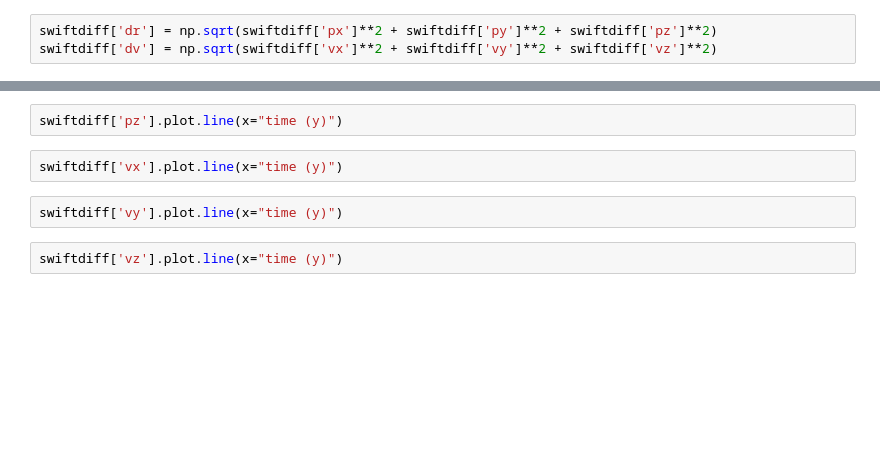
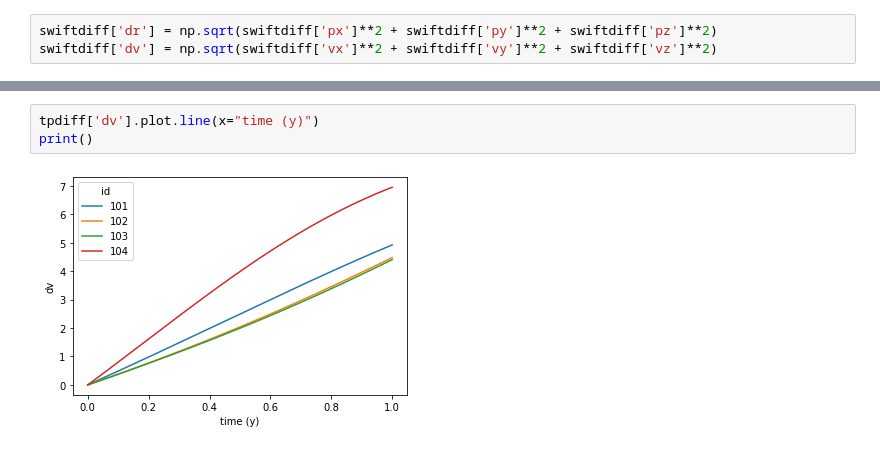
Before and after one commit to MintonGroup/swiftest, a Jupyter notebook: examples/helio_swifter_comparison/swiftest_vs_swifter.ipynb, the cells around one changed output, grey strips where cells are left out. Cells and saved outputs as stored; diff of their text form; blank space fills up the shorter version.

```diff
--- a/examples/helio_swifter_comparison/swiftest_vs_swifter.ipynb
+++ b/examples/helio_swifter_comparison/swiftest_vs_swifter.ipynb
@@ -25,8 +48,5 @@ swiftdiff['dv'].sel(id=2).plot.line(x="time (y)")
 # %%
-swiftdiff['pz'].plot.line(x="time (y)")
+tpdiff['dv'].plot.line(x="time (y)")
+print()
+# %% [output]
+[figure, added]
-# %%
-swiftdiff['vx'].plot.line(x="time (y)")
-# %%
-swiftdiff['vy'].plot.line(x="time (y)")
-# %%
-swiftdiff['vz'].plot.line(x="time (y)")
```
Also changed, not shown: parts of 6 cells of this notebook, 11 other files.
